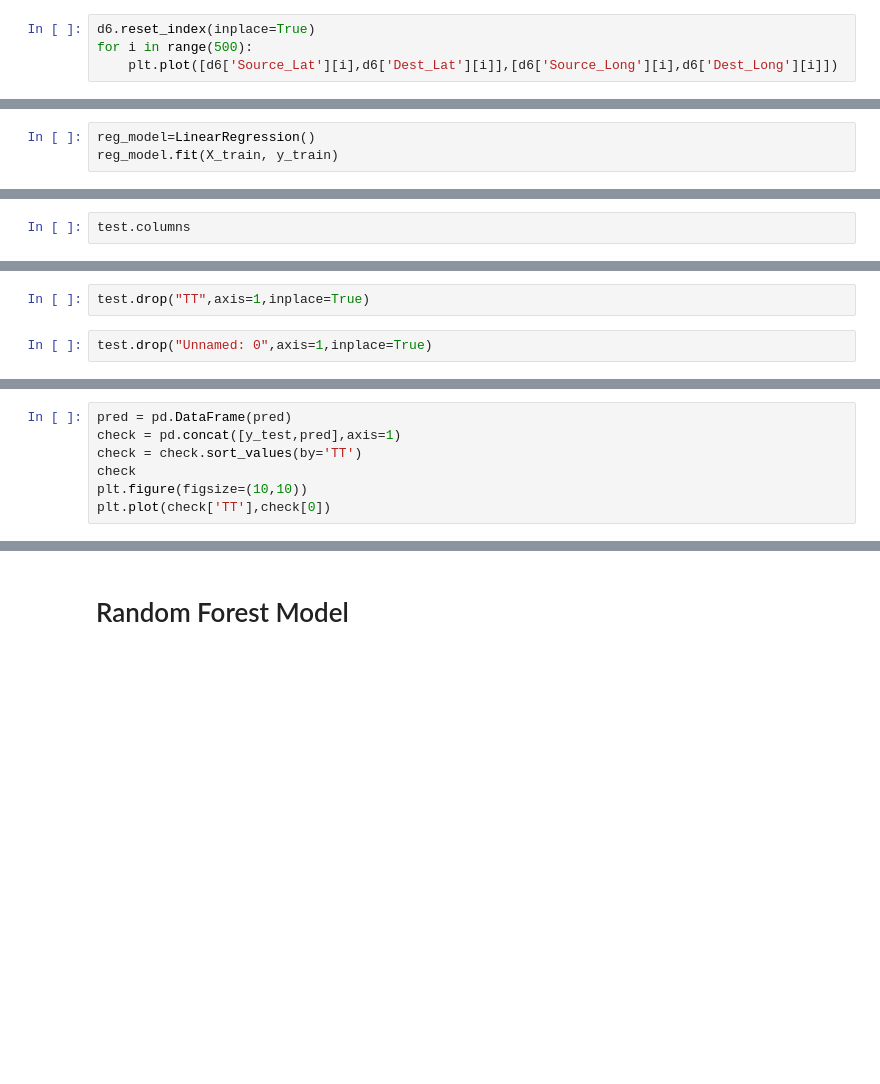
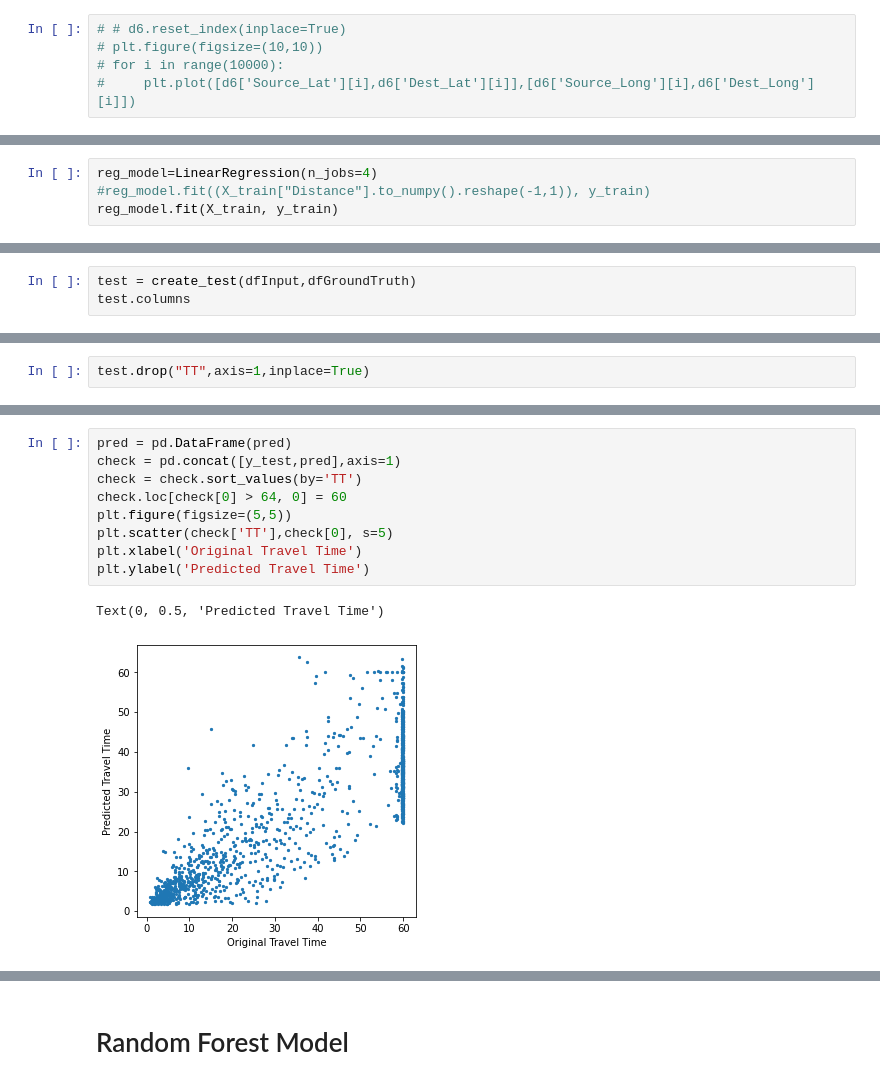
Before and after one commit to Star-Ankur/Ishme_DS_242EX, a Jupyter notebook: Predict.ipynb, the cells around one changed output, grey strips where cells are left out. Cells and saved outputs as stored; diff of their text form; blank space fills up the shorter version.

```diff
--- a/Predict.ipynb
+++ b/Predict.ipynb
@@ -173,7 +225,8 @@ d6.dropna(how='any', inplace=True)       #dropping rows with Nan values from new
 # %%
-d6.reset_index(inplace=True)
-for i in range(500):
-    plt.plot([d6['Source_Lat'][i],d6['Dest_Lat'][i]],[d6['Source_Long'][i],d6['Dest_Long'][i]])
+# # d6.reset_index(inplace=True)
+# plt.figure(figsize=(10,10))
+# for i in range(10000):
+#     plt.plot([d6['Source_Lat'][i],d6['Dest_Lat'][i]],[d6['Source_Long'][i],d6['Dest_Long'][i]])
 # %%
 X_train=d6.drop(['Duration'],axis=1) #creating training dataset
 #dropping Duration attribute
@@ -260,5 +302,6 @@ speed.min()
 # %% [markdown]
 # Linear Regression Model
 # %%
-reg_model=LinearRegression()
+reg_model=LinearRegression(n_jobs=4)
+#reg_model.fit((X_train["Distance"].to_numpy().reshape(-1,1)), y_train)
 reg_model.fit(X_train, y_train)
@@ -267,2 +310,3 @@ reg_model.fit(X_train, y_train)
 # %%
+test = create_test(dfInput,dfGroundTruth)
 test.columns
@@ -273,6 +339,4 @@ test.corr(method ='pearson')
 # %%
 test.drop("TT",axis=1,inplace=True)
-# %%
-test.drop("Unnamed: 0",axis=1,inplace=True)
 # %%
 print("rmse",reg_model.score(test, y_test))
@@ -283,7 +351,12 @@ print("mae = ",mean_absolute_error(y_test,pred))
 # %%
 pred = pd.DataFrame(pred)
 check = pd.concat([y_test,pred],axis=1)
 check = check.sort_values(by='TT')
-check
-plt.figure(figsize=(10,10))
-plt.plot(check['TT'],check[0])
+check.loc[check[0] > 64, 0] = 60
+plt.figure(figsize=(5,5))
+plt.scatter(check['TT'],check[0], s=5)
+plt.xlabel('Original Travel Time')
+plt.ylabel('Predicted Travel Time')
+# %% [output]
+Text(0, 0.5, 'Predicted Travel Time')
+[figure, added]
```
Also changed, not shown: parts of 55 cells of this notebook.
